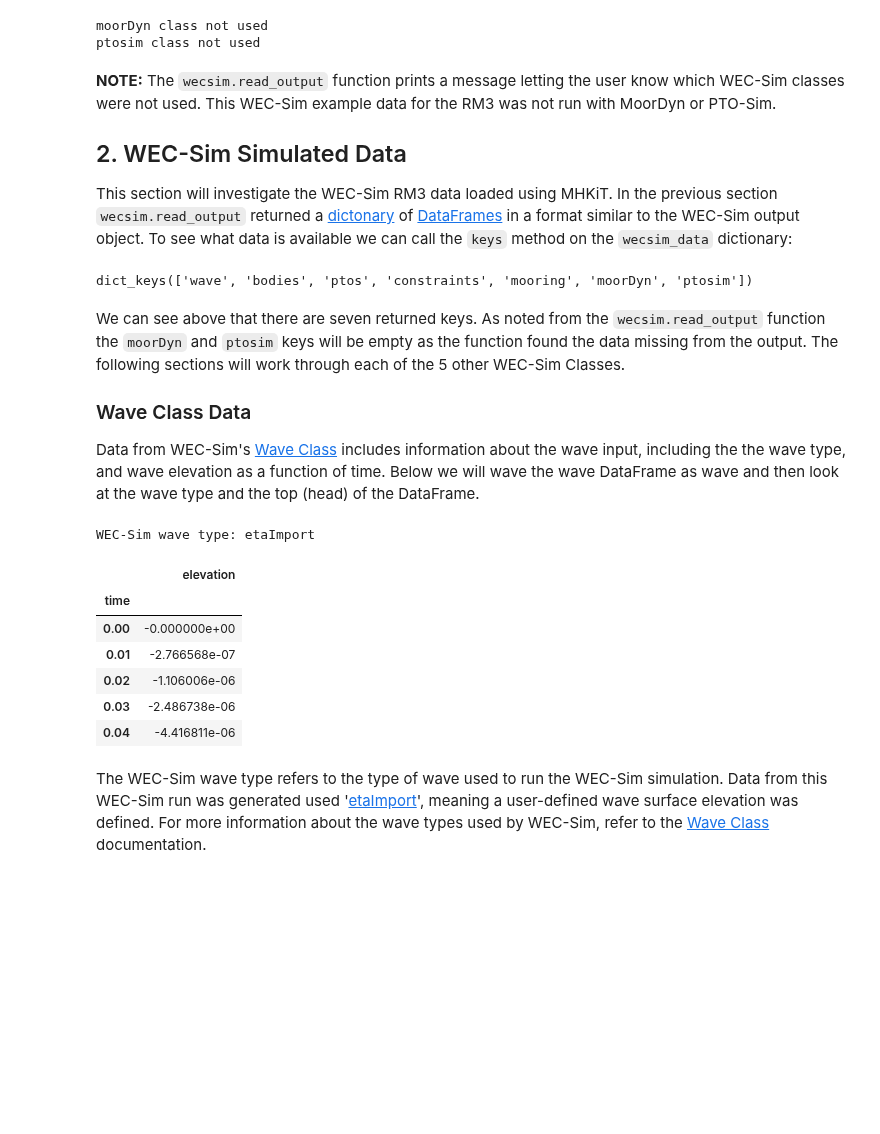
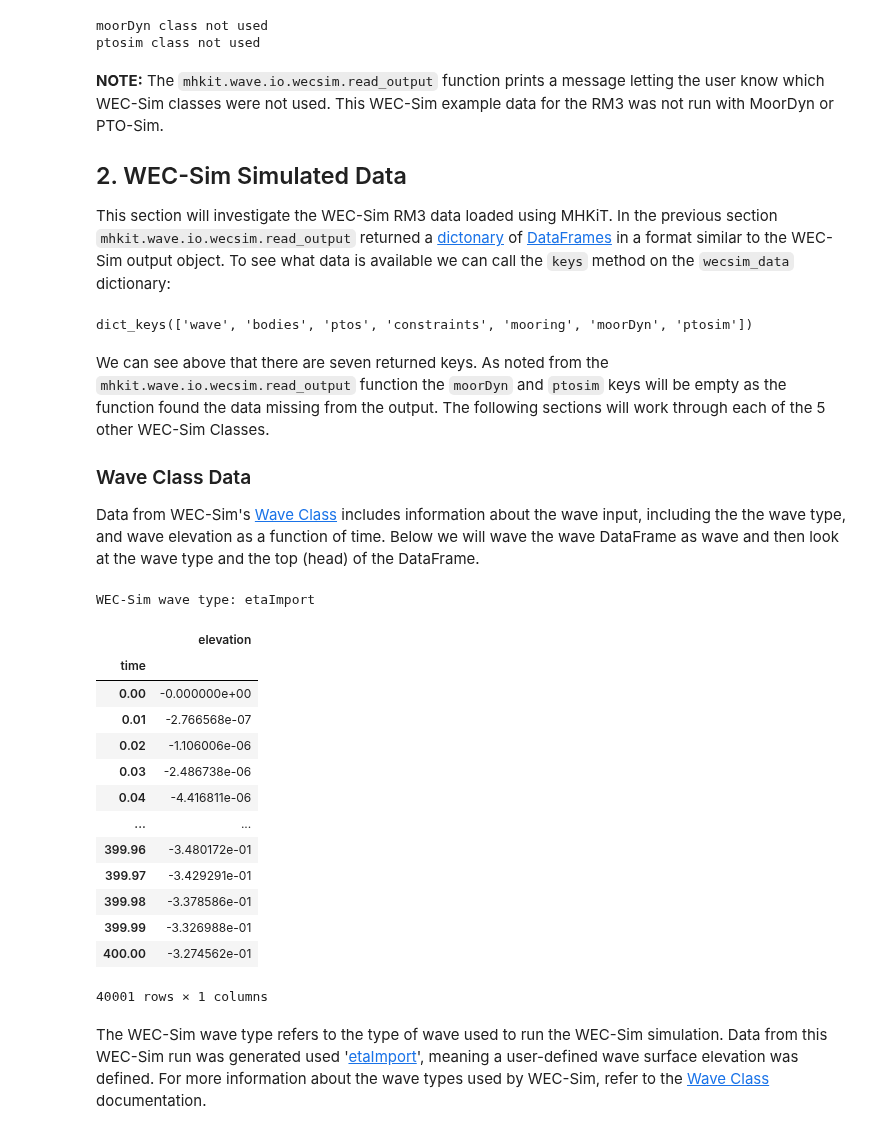
Before and after one commit to MHKiT-Software/MHKiT-Python, a Jupyter notebook: examples/wecsim_example.ipynb, the cells around one changed output. Drawn from its saved outputs; the diff is of its cells as text; code cells hidden in the pictures; blank space fills up the shorter version.

```diff
--- a/examples/wecsim_example.ipynb
+++ b/examples/wecsim_example.ipynb
@@ -31,47 +30,54 @@ Here we will load the WEC-Sim RM3 data run with a mooring matrix.
 filename = './data/wave/RM3MooringMatrix_matlabWorkspace_structure.mat'
 
 # Load data using the `wecsim.read_output` function which returns a dictionary of dataFrames
-wecsim_data = wecsim.read_output(filename)
+wecsim_data = wave.io.wecsim.read_output(filename)
 # %% [output]
 moorDyn class not used
 ptosim class not used
 # %% [markdown]
-**NOTE:** The `wecsim.read_output` function prints a message letting the user know which WEC-Sim classes were not used. This WEC-Sim example data for the RM3 was not run with MoorDyn or PTO-Sim.
+**NOTE:** The `mhkit.wave.io.wecsim.read_output` function prints a message letting the user know which WEC-Sim classes were not used. This WEC-Sim example data for the RM3 was not run with MoorDyn or PTO-Sim.
 
 
 ## 2. WEC-Sim Simulated Data
 
-This section will investigate the WEC-Sim RM3 data loaded using MHKiT. In the previous section `wecsim.read_output` returned a [dictonary](https://docs.python.org/3/tutorial/datastructures.html#dictionaries) of [DataFrames](https://pandas.pydata.org/pandas-docs/stable/user_guide/dsintro.html#dataframe) in a  format similar to the WEC-Sim output object. To see what data is available we can call the `keys` method on the `wecsim_data` dictionary:
+This section will investigate the WEC-Sim RM3 data loaded using MHKiT. In the previous section `mhkit.wave.io.wecsim.read_output` returned a [dictonary](https://docs.python.org/3/tutorial/datastructures.html#dictionaries) of [DataFrames](https://pandas.pydata.org/pandas-docs/stable/user_guide/dsintro.html#dataframe) in a  format similar to the WEC-Sim output object. To see what data is available we can call the `keys` method on the `wecsim_data` dictionary:
 # %%
 # View the available WEC-Sim data, a dataFrame for each WEC-Sim Class
 wecsim_data.keys()
 # %% [output]
 dict_keys(['wave', 'bodies', 'ptos', 'constraints', 'mooring', 'moorDyn', 'ptosim'])
 # %% [markdown]
-We can see above that there are seven returned keys. As noted from the `wecsim.read_output` function the `moorDyn` and `ptosim` keys will be empty as the function found the data missing from the output. The following sections will work through each of the 5 other WEC-Sim Classes.
+We can see above that there are seven returned keys. As noted from the `mhkit.wave.io.wecsim.read_output` function the `moorDyn` and `ptosim` keys will be empty as the function found the data missing from the output. The following sections will work through each of the 5 other WEC-Sim Classes.
 
 ### Wave Class Data
 
 Data from WEC-Sim's [Wave Class](http://wec-sim.github.io/WEC-Sim/code_structure.html#wave-class) includes information about the wave input, including the the wave type, and wave elevation as a function of time. Below we will wave the wave DataFrame as wave and then look at the wave type and the top (head) of the DataFrame.
 # %%
-# Store WEC-Sim output from the Wave Class to a new dataFrame, called `wave`
-wave = wecsim_data['wave']
+# Store WEC-Sim output from the Wave Class to a new dataFrame, called `wave_data`
+wave_data = wecsim_data['wave']
 
 # Display the wave type from the WEC-Sim Wave Class
-wave_type = wave.name
+wave_type = wave_data.name
 print("WEC-Sim wave type:", wave_type)
 
 # View the WEC-Sim output dataFrame for the Wave Class
-display(wave.head())
+wave_data
 # %% [output]
 WEC-Sim wave type: etaImport
 |  | elevation |
 | time |  |
 | 0.00 | -0.000000e+00 |
 | 0.01 | -2.766568e-07 |
 | 0.02 | -1.106006e-06 |
 | 0.03 | -2.486738e-06 |
 | 0.04 | -4.416811e-06 |
+| ... | ... |
+| 399.96 | -3.480172e-01 |
+| 399.97 | -3.429291e-01 |
+| 399.98 | -3.378586e-01 |
+| 399.99 | -3.326988e-01 |
+| 400.00 | -3.274562e-01 |
+40001 rows × 1 columns
 # %% [markdown]
 The WEC-Sim wave type refers to the type of wave used to run the WEC-Sim simulation. Data from this WEC-Sim run was generated used '[etaImport](http://wec-sim.github.io/WEC-Sim/code_structure.html#etaimport)', meaning a user-defined wave surface elevation was defined. For more information about the wave types used by WEC-Sim, refer to the [Wave Class](http://wec-sim.github.io/WEC-Sim/code_structure.html#wave-class) documentation.
 # %% [markdown]
```
Also changed, not shown: parts of 26 cells of this notebook.
